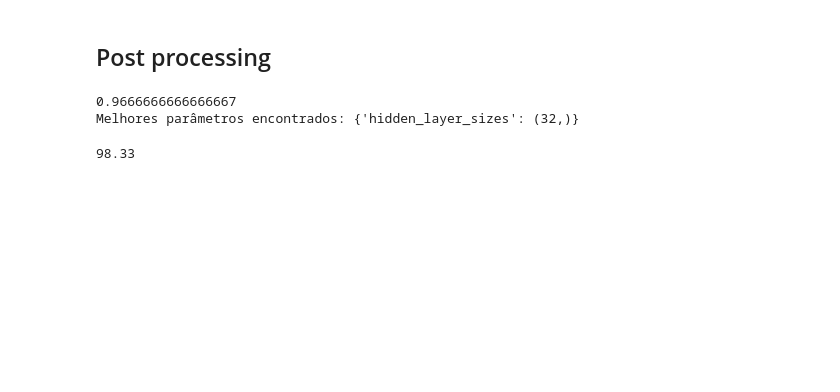
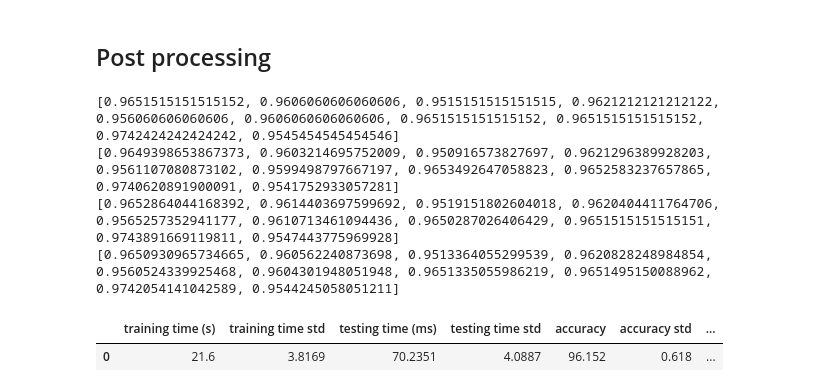
Before and after one commit to colaresm/learn_helper, a Jupyter notebook: my_codes.ipynb, the cells around one changed output. Drawn from its saved outputs; the diff is of its cells as text; code cells hidden in the pictures; blank space fills up the shorter version.

```diff
--- a/my_codes.ipynb
+++ b/my_codes.ipynb
@@ -133,12 +129,11 @@ X_test_o = X_test_features#scaler.transform(X_test_features)
 X_train_features = scaler.transform(X_train_features)
 X_test_features = scaler.transform(X_test_features)
 # %%
-lh.generate_result(X_train_features, X_train_features, y_train, y_test)
+lh.generate_result(X_train_features, X_test_features, y_train, y_test)
 # %% [output]
-0.9666666666666667
-Melhores parâmetros encontrados: {'hidden_layer_sizes': (32,)}
+[0.9651515151515152, 0.9606060606060606, 0.9515151515151515, 0.9621212121212122, 0.956060606060606, 0.9606060606060606, 0.9651515151515152, 0.9651515151515152, 0.9742424242424242, 0.9545454545454546]
+[0.9649398653867373, 0.9603214695752009, 0.950916573827697, 0.9621296389928203, 0.9561107080873102, 0.9599498797667197, 0.9653492647058823, 0.9652583237657865, 0.9740620891900091, 0.9541752933057281]
+[0.9652864044168392, 0.9614403697599692, 0.9519151802604018, 0.9620404411764706, 0.9565257352941177, 0.9610713461094436, 0.9650287026406429, 0.9651515151515151, 0.9743891669119811, 0.9547443775969928]
+[0.9650930965734665, 0.960562240873698, 0.9513364055299539, 0.9620828248984854, 0.9560524339925468, 0.9604301948051948, 0.9651335055986219, 0.9651495150088962, 0.9742054141042589, 0.9544245058051211]
+|  | training time (s) | training time std | testing time (ms) | testing time std | accuracy | accuracy std | ... |
+| 0 | 21.6 | 3.8169 | 70.2351 | 4.0887 | 96.152 | 0.618 | ... |
-# %%
-s={"accuracy":98.33,"precision":20.33,"sensitivity":30,"f1-score":4}
-s["accuracy"]
-# %% [output]
-98.33
```
Also changed, not shown: parts of 1 cell of this notebook, 4 other files.
